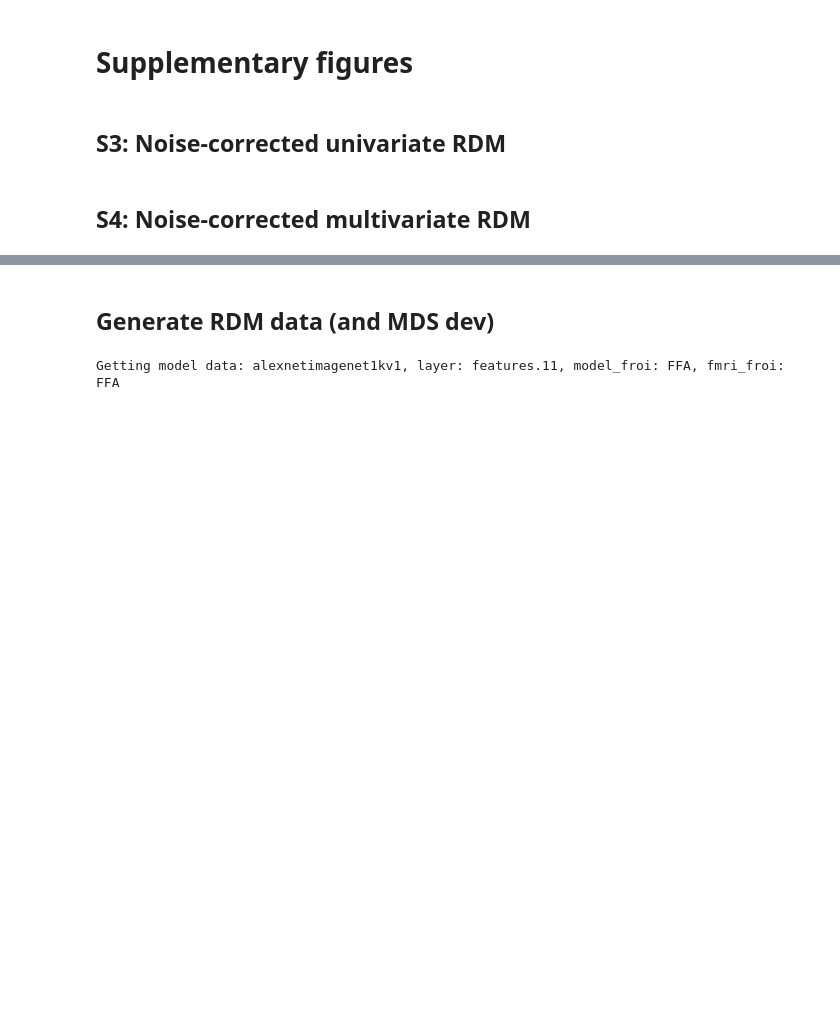
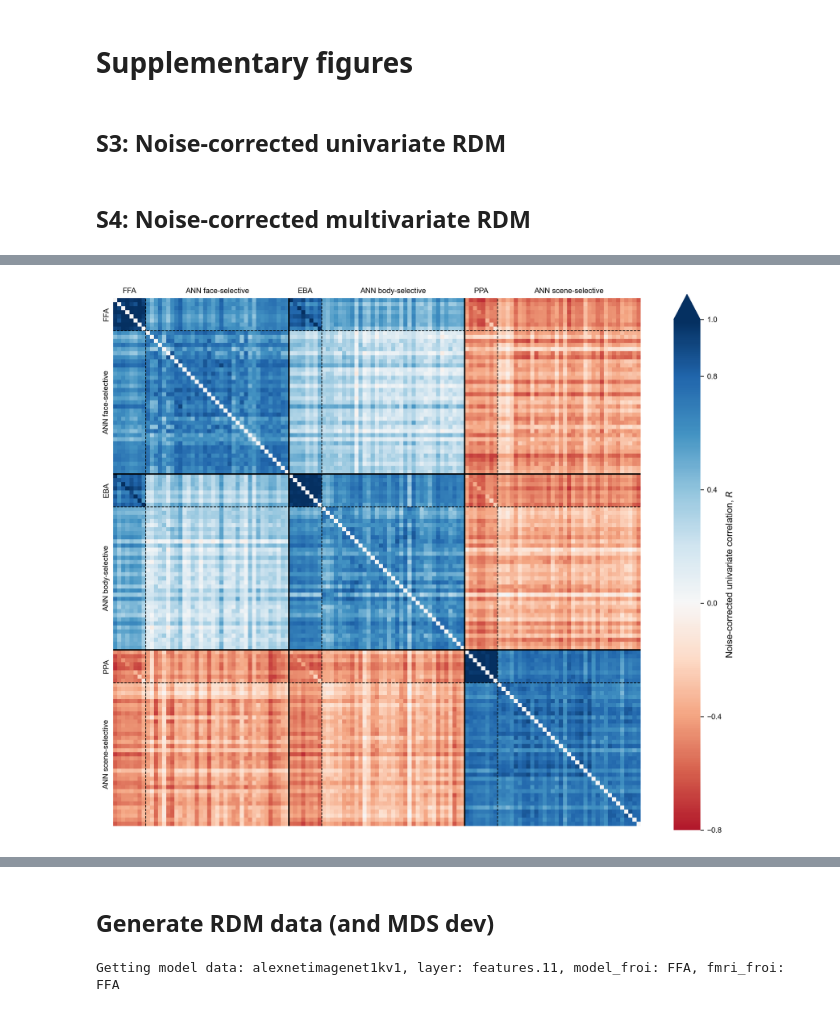
Before and after one commit to murtylab/comparing-category-selectivity, a Jupyter notebook: preprint/prepreint_figs_section2_3.ipynb, the cells around one changed output, grey strips where cells are left out. Saved outputs shown, nothing was run; the diff lists cells and outputs as text; code cells hidden in the pictures; blank space fills up the shorter version.

Commit message:
section 2 & 3: Added possible main figure RDM (and model convergence check based on architecture type)

```diff
--- a/preprint/prepreint_figs_section2_3.ipynb
+++ b/preprint/prepreint_figs_section2_3.ipynb
@@ -598,0 +634,96 @@ plt.close()
+# %%
+savefig = False
+rsa_used = torch.clone(normed_rsa_pearsonr)
+figname = None # f'figS3_normed_pearsonr_rsa_t{tthreshold}.pdf'
+
+# Drop OFA (index 8-15), FBA (59-66), OPA (110-117) from the heatmap to focus on the main comparisons
+# Indices to drop
+drop_ranges = [
+    range(8, 16),      # OFA
+    range(59, 67),     # FBA
+    range(110, 118)    # OPA
+]
+# Flatten drop indices
+drop_idx = sorted([i for r in drop_ranges for i in r])
+# Create mask of indices to keep
+all_idx = torch.arange(rsa_used.shape[0])
+keep_mask = ~torch.isin(all_idx, torch.tensor(drop_idx))
+# Apply mask to rows and columns
+rsa_reduced = rsa_used[keep_mask][:, keep_mask]
+rsa_used = rsa_reduced
+print(f'Minimum and maximum values in the reduced RSA matrix: {rsa_used.min().item():.3f}, {rsa_used.max().item():.3f}')
+
+vmin = -0.8
+cbar_ticks = [-0.8, -0.4, 0, 0.4, 0.8, 1.0]
+cbar_label = r"Noise-corrected univariate correlation, $R$"
+
+# Plot raw rdmr rsa as heatmap
+plt.figure(figsize=(10, 10), dpi=300)
+vmax = 1.0  # Clamp max at 1
+clamped_rsa = torch.clamp(rsa_used, min=vmin, max=vmax)
+ax = sns.heatmap(clamped_rsa.cpu().numpy(), cmap='RdBu', vmin=vmin, vmax=vmax, center=0, square=True, cbar_kws={'extend': 'max', 'shrink': 0.8})
+cbar = ax.collections[0].colorbar
+cbar.set_ticks(cbar_ticks)
+cbar.ax.tick_params(labelsize=8)
+cbar.set_label(cbar_label, fontsize=10)
+# Add lines to separate systems (after froi change or system type change)
+system_boundaries = []
+system_labels = []
+current_system_type = None
+current_froi = None
+for idx, system_name in enumerate(ordered_keys):
+    if system_name.startswith('subject_'):
+        system_type = 'subjects'
+        froi = system_name.split('_')[-2]  # Remove 'tthreshold'
+    elif system_name.startswith('model_'):
+        system_type = 'models'
+        froi = system_name.split('_')[-2].split('to')[0]  # Remove 'to' and fmri_froi
+    if current_system_type is None:
+        current_system_type = system_type
+        current_froi = froi
+        # system_label = system_order[(current_system_type, current_froi)]
+        # system_labels.append(system_label)
+    else:
+        if system_type != current_system_type or froi != current_froi:
+            system_boundaries.append(idx)
+            current_froi_ = froi if current_system_type == 'subjects' else (froi, froi)
+            # system_label = system_order[(current_system_type, current_froi_)]
+            # print(current_system_type, current_froi_, 'label= ',system_label)
+            # system_labels.append(system_label)
+            current_system_type = system_type
+            current_froi = froi
+# Add the last section label
+# current_froi_ = froi if current_system_type == 'subjects' else (froi, froi)
+# system_labels.append(system_order[(current_system_type, current_froi_)])
+system_labels = list(system_order.values())
+
+for sbidx, boundary in enumerate(system_boundaries):
+    if (sbidx+1)%2 == 0:
+        plt.axhline(boundary, color='black', linestyle='-', linewidth=1.5)
+        plt.axvline(boundary, color='black', linestyle='-', linewidth=1.5)
+    else:
+        plt.axhline(boundary, color='black', linestyle='--', linewidth=0.75)
+        plt.axvline(boundary, color='black', linestyle='--', linewidth=0.75)
+# Add system labels
+midpoints = []
+start_idx = 0
+for boundary in system_boundaries + [len(ordered_keys)]:
+    midpoint = (start_idx + boundary) / 2
+    midpoints.append(midpoint)
+    start_idx = boundary
+plt.xticks(midpoints, system_labels, rotation=0)
+plt.yticks(midpoints, system_labels, rotation=90)
+plt.tick_params(axis='both', length=0, labelsize=8)
+# Place x-axis labels on top
+plt.gca().xaxis.set_ticks_position('top')
+plt.gca().xaxis.set_label_position('top')
+# plt.title('Normed RDMR RSA Heatmap')
+# plt.xlabel('Systems')
+# plt.ylabel('Systems')
+plt.tight_layout(pad=0.2)
+if savefig:
+    plt.savefig(f'{plots_dir}/{figname}', dpi=300, transparent=True) # , bbox_inches='tight'
+else:
+    plt.show()
+plt.close()
+# %% [output]
@@ -598,0 +731 @@ plt.close()
+[figure, added]
```
Also changed, not shown: parts of 12 cells of this notebook.
